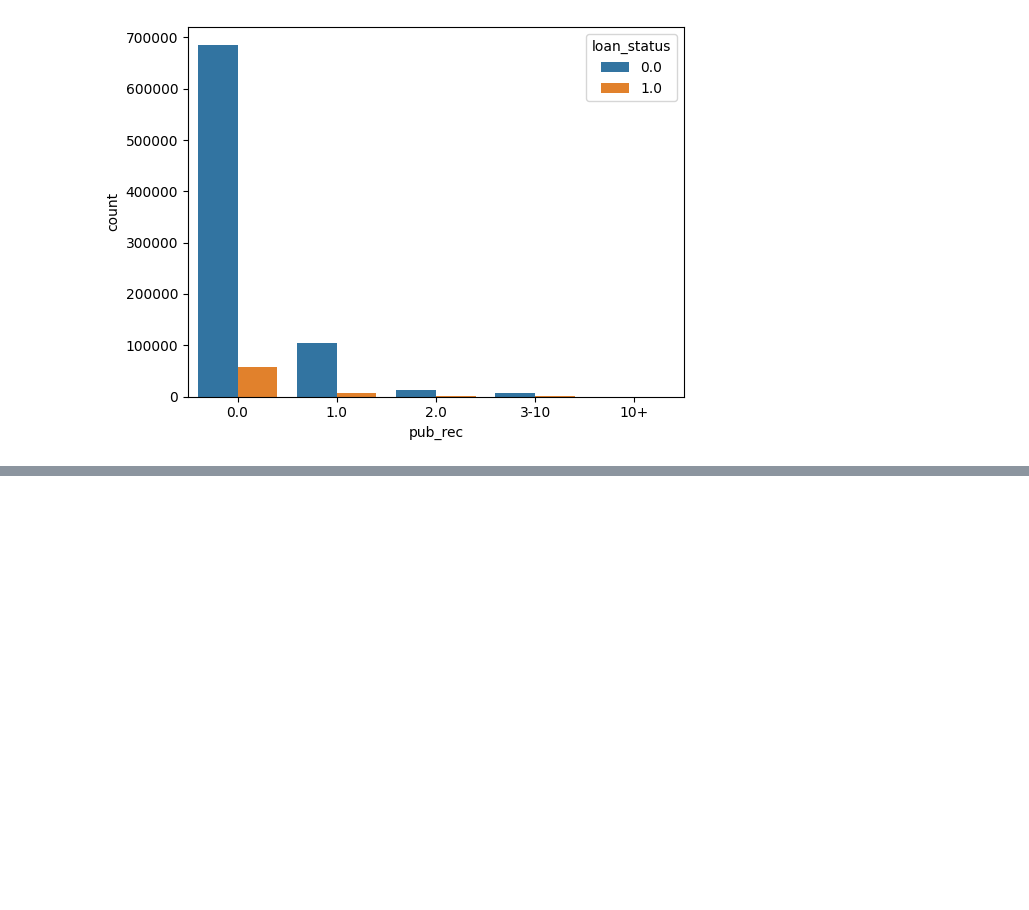
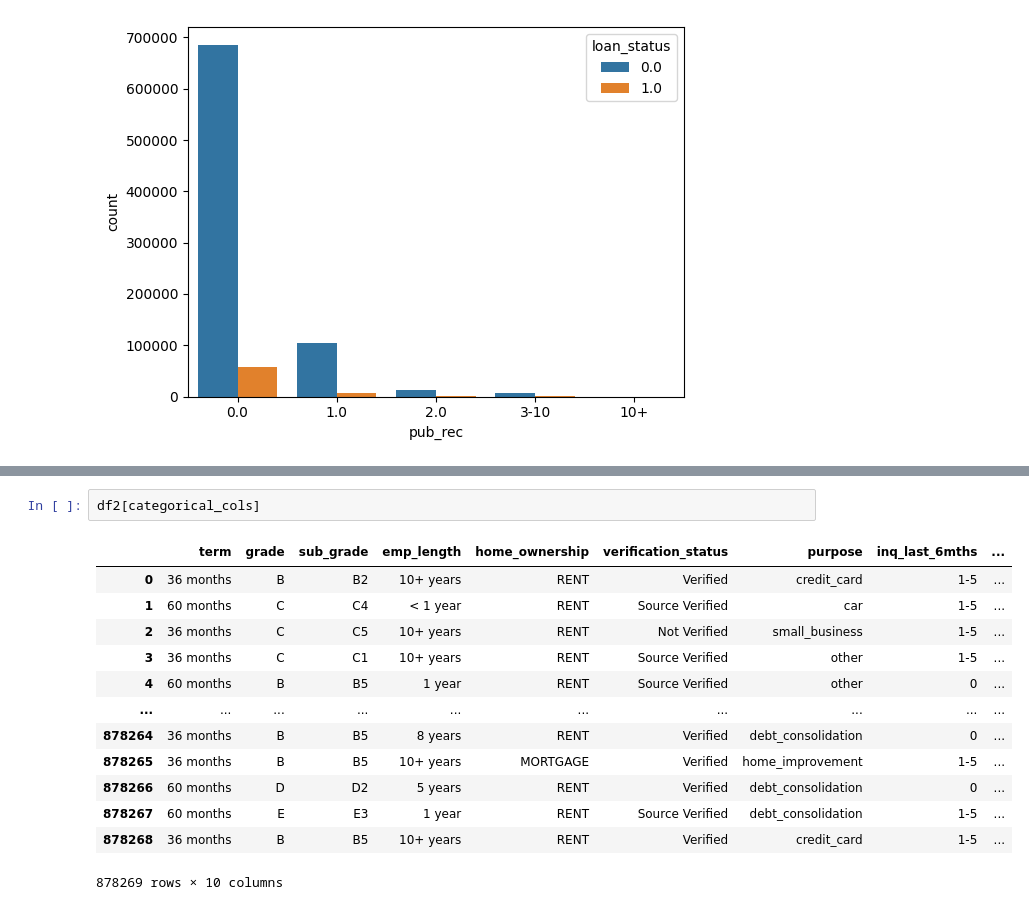
Before and after one commit to jinnn11/Credit-risk-analysis, a Jupyter notebook: credit.ipynb, the cells around one changed output, grey strips where cells are left out. Saved outputs shown, nothing was run; the diff lists cells and outputs as text; blank space fills up the shorter version.

```diff
--- a/credit.ipynb
+++ b/credit.ipynb
@@ -790,0 +794,16 @@ Index(['loan_amnt', 'int_rate', 'installment', 'annual_inc', 'loan_status',
+# %%
+df2[categorical_cols]
+# %% [output]
+|  | term | grade | sub_grade | emp_length | home_ownership | verification_status | purpose | inq_last_6mths | ... |
+| 0 | 36 months | B | B2 | 10+ years | RENT | Verified | credit_card | 1-5 | ... |
+| 1 | 60 months | C | C4 | < 1 year | RENT | Source Verified | car | 1-5 | ... |
+| 2 | 36 months | C | C5 | 10+ years | RENT | Not Verified | small_business | 1-5 | ... |
+| 3 | 36 months | C | C1 | 10+ years | RENT | Source Verified | other | 1-5 | ... |
+| 4 | 60 months | B | B5 | 1 year | RENT | Source Verified | other | 0 | ... |
+| ... | ... | ... | ... | ... | ... | ... | ... | ... | ... |
+| 878264 | 36 months | B | B5 | 8 years | RENT | Verified | debt_consolidation | 0 | ... |
+| 878265 | 36 months | B | B5 | 10+ years | MORTGAGE | Verified | home_improvement | 1-5 | ... |
+| 878266 | 60 months | D | D2 | 5 years | RENT | Verified | debt_consolidation | 0 | ... |
+| 878267 | 60 months | E | E3 | 1 year | RENT | Source Verified | debt_consolidation | 1-5 | ... |
+| 878268 | 36 months | B | B5 | 10+ years | RENT | Verified | credit_card | 1-5 | ... |
+878269 rows × 10 columns
```
Also changed, not shown: parts of 20 cells of this notebook.
